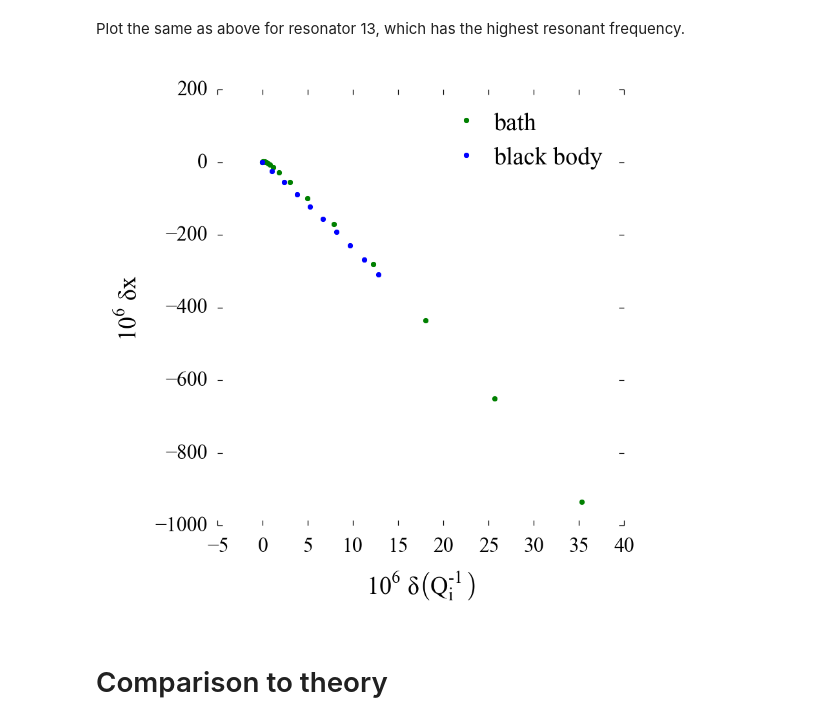
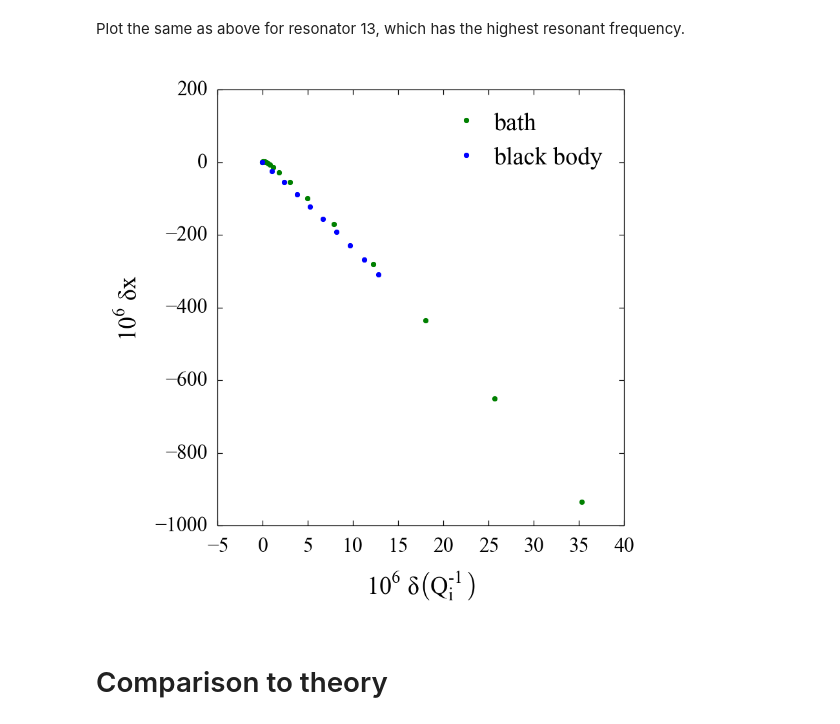
Before and after one commit to danielflanigan/ColumbiaCMB-notebooks, a Jupyter notebook: kids/2014-06-05_JPL_light_data.ipynb, the cells around one changed output. Cells and saved outputs as stored; diff of their text form; code cells hidden in the pictures.

```diff
--- a/kids/2014-06-05_JPL_light_data.ipynb
+++ b/kids/2014-06-05_JPL_light_data.ipynb
@@ -211,18 +198,17 @@ ax.legend();
 Plot the same as above for resonator 13, which has the highest resonant frequency.
 # %%
 fig, ax = plt.subplots()
-ax.set_frame_on(False)
 ax.plot([1e6 * (r.Q_i**-1 - bath[13][0].Q_i**-1) for r in bath[13]],
         [1e6 * (r.f_0 / bath[13][0].f_0 - 1) for r in bath[13]],
         '.g', label='bath')
 ax.plot([1e6 * (r.Q_i**-1 - bb[13][0].Q_i**-1) for r in bb[13]],
         [1e6 * (r.f_0 / bb[13][0].f_0 - 1) for r in bb[13]],
         '.b', label='black body')
 ax.set_xlabel(r'$10^6 \delta \left( Q_i^{-1} \right)$')
 ax.set_ylabel('$10^6 \delta x$')
 ax.legend();
 # %% [output]
-[figure, old version]
+[figure, new version]
 # %% [markdown]
 # Comparison to theory
 # %% [markdown]
```
Also changed, not shown: parts of 14 cells of this notebook.
